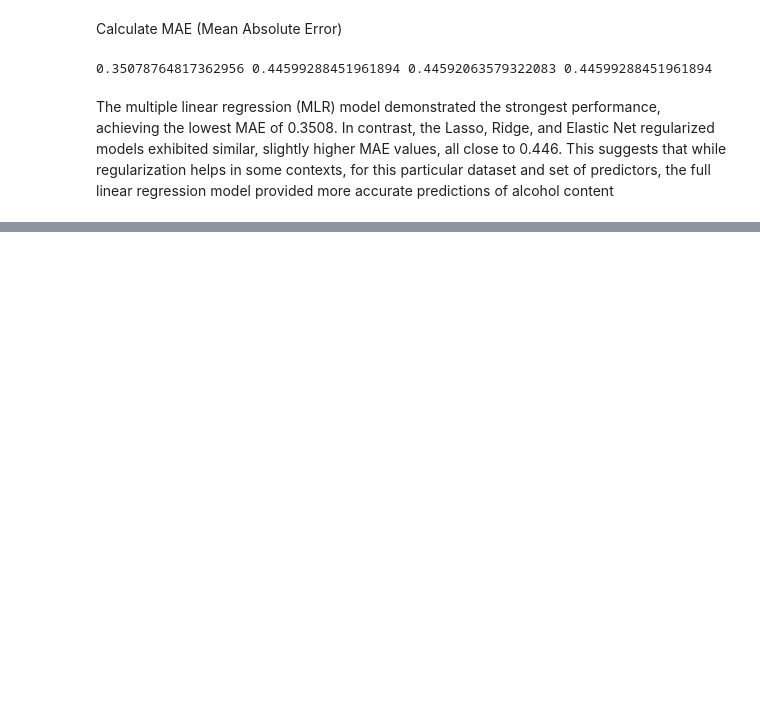
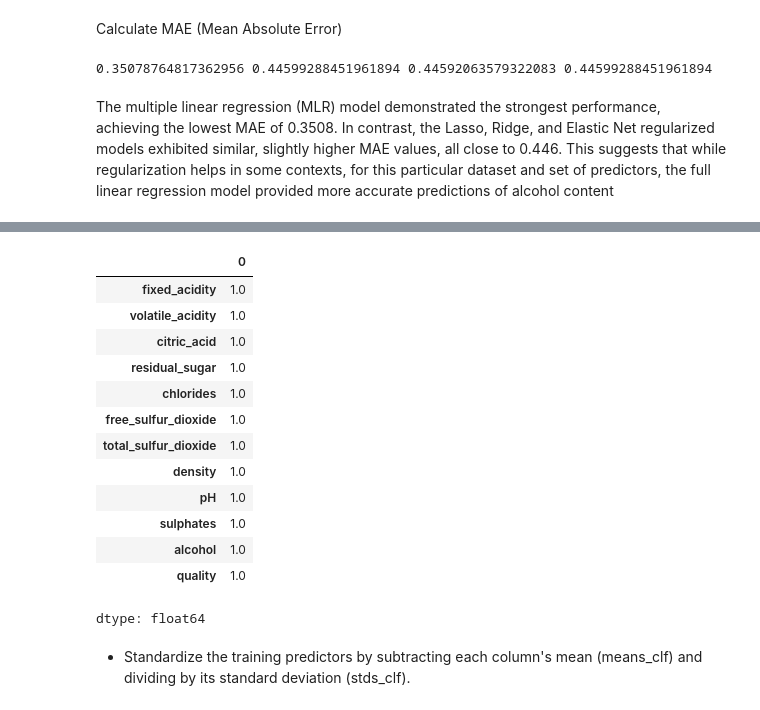
Before and after one commit to hzhoujoy/ST554_HW7, a Jupyter notebook: JoyZhou_HW7.ipynb, the cells around one changed output, grey strips where cells are left out. Saved outputs shown, nothing was run; the diff lists cells and outputs as text; code cells hidden in the pictures; blank space fills up the shorter version.

```diff
--- a/JoyZhou_HW7.ipynb
+++ b/JoyZhou_HW7.ipynb
@@ -658,0 +698,20 @@ The multiple linear regression (MLR) model demonstrated the strongest performanc
+# %%
+stds_clf = X_train_clf.apply(np.std, axis = 0)
+stds_clf
+# %% [output]
+|  | 0 |
+| fixed_acidity | 1.0 |
+| volatile_acidity | 1.0 |
+| citric_acid | 1.0 |
+| residual_sugar | 1.0 |
+| chlorides | 1.0 |
+| free_sulfur_dioxide | 1.0 |
+| total_sulfur_dioxide | 1.0 |
+| density | 1.0 |
+| pH | 1.0 |
+| sulphates | 1.0 |
+| alcohol | 1.0 |
+| quality | 1.0 |
+dtype: float64
+# %% [markdown]
+- Standardize the training predictors by subtracting each column's mean (means_clf) and dividing by its standard deviation (stds_clf).
```
Also changed, not shown: parts of 31 cells of this notebook.
